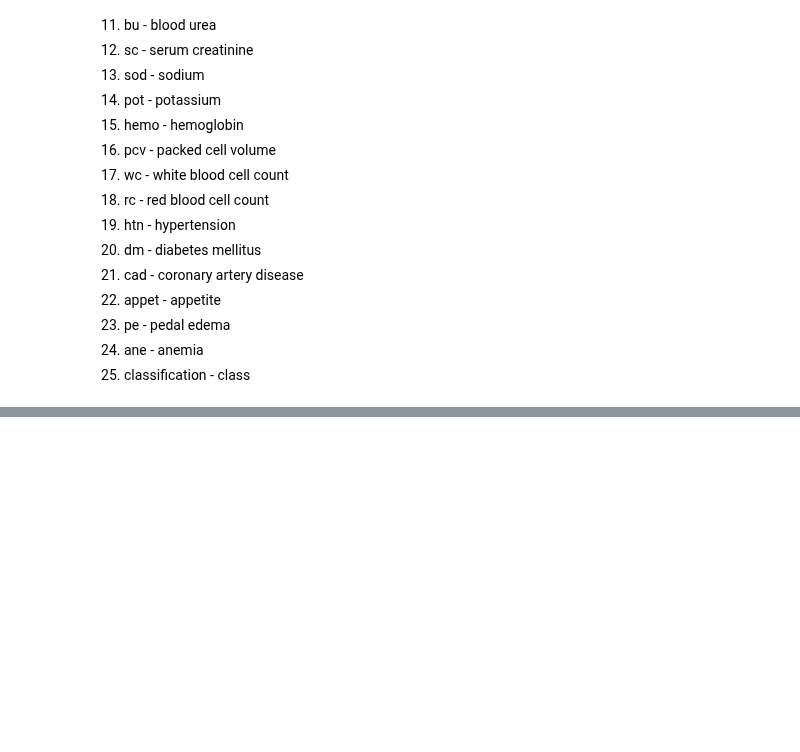
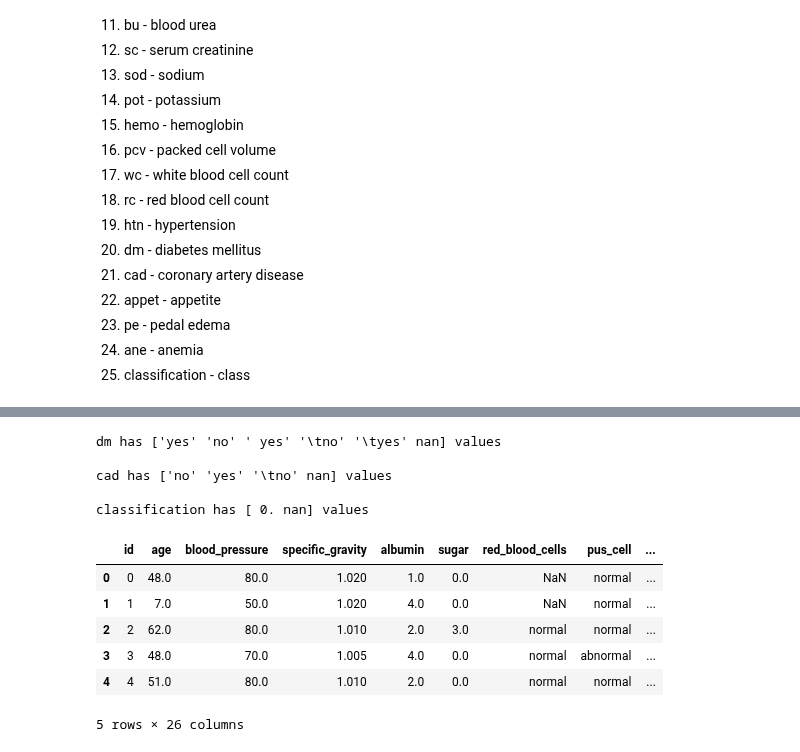
Before and after one commit to Winfry/Hospitali_Rafiki, a Jupyter notebook: KindneyHospital.ipynb, the cells around one changed output, grey strips where cells are left out. Drawn from its saved outputs; the diff is of its cells as text; code cells hidden in the pictures; blank space fills up the shorter version.

```diff
--- a/KindneyHospital.ipynb
+++ b/KindneyHospital.ipynb
@@ -730,0 +771,10 @@ classification has ['ckd' 'ckd\t' 'notckd'] values
+# %%
+#Removing Ambiguous Values In Columns
+
+# replace incorrect values
+df['diabetes_mellitus'].replace(to_replace = {'\tno':'no','\tyes':'yes',' yes':'yes'},inplace=True)
+
+df['coronary_artery_disease'] = df['coronary_artery_disease'].replace(to_replace = '\tno', value='no')
+# %%
+df['class'] = df['class'].map({'ckd': 0, 'not ckd': 1})
+df['class'] = pd.to_numeric(df['class'], errors='coerce')
@@ -730,0 +786,26 @@ classification has ['ckd' 'ckd\t' 'notckd'] values
+# %%
+cols = ['dm', 'cad', 'classification']
+
+for col in cols:
+    print(f"{col} has {df[col].unique()} values\n")
+# %% [output]
+dm has ['yes' 'no' ' yes' '\tno' '\tyes' nan] values
+
+cad has ['no' 'yes' '\tno' nan] values
+
+classification has [ 0. nan] values
+# %%
+df.columns = ['id','age', 'blood_pressure', 'specific_gravity', 'albumin', 'sugar', 'red_blood_cells', 'pus_cell',
+              'pus_cell_clumps', 'bacteria', 'blood_glucose_random', 'blood_urea', 'serum_creatinine', 'sodium',
+              'potassium', 'haemoglobin', 'packed_cell_volume', 'white_blood_cell_count', 'red_blood_cell_count',
+              'hypertension', 'diabetes_mellitus', 'coronary_artery_disease', 'appetite', 'peda_edema',
+              'anemia', 'class']
+df.head(5)
+# %% [output]
+|  | id | age | blood_pressure | specific_gravity | albumin | sugar | red_blood_cells | pus_cell | ... |
+| 0 | 0 | 48.0 | 80.0 | 1.020 | 1.0 | 0.0 | NaN | normal | ... |
+| 1 | 1 | 7.0 | 50.0 | 1.020 | 4.0 | 0.0 | NaN | normal | ... |
+| 2 | 2 | 62.0 | 80.0 | 1.010 | 2.0 | 3.0 | normal | normal | ... |
+| 3 | 3 | 48.0 | 70.0 | 1.005 | 4.0 | 0.0 | normal | abnormal | ... |
+| 4 | 4 | 51.0 | 80.0 | 1.010 | 2.0 | 0.0 | normal | normal | ... |
+5 rows × 26 columns
```
Also changed, not shown: parts of 7 cells of this notebook.
